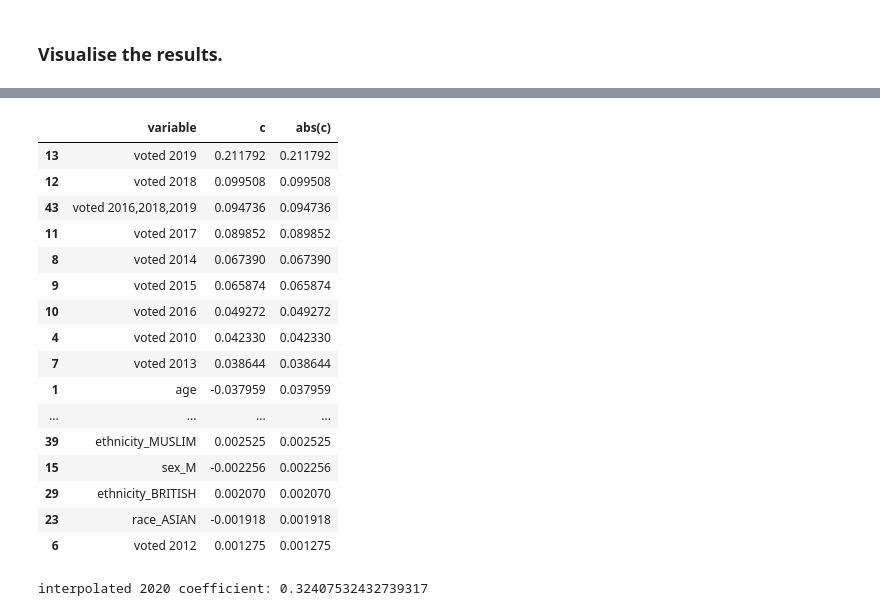
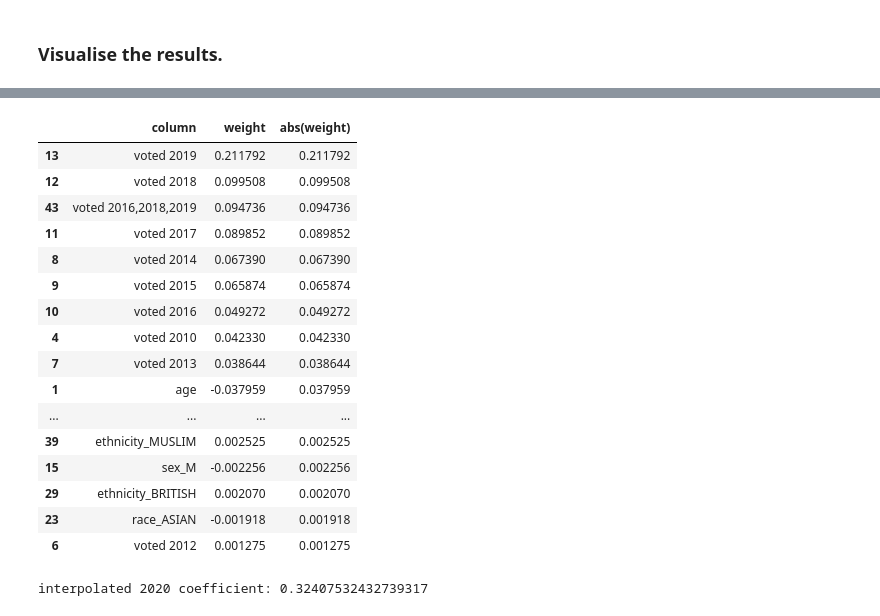
Before and after one commit to lajos/predict-voter-propensity-linear, a Jupyter notebook: linear regression.ipynb, the cells around one changed output, grey strips where cells are left out. Saved outputs shown, nothing was run; the diff lists cells and outputs as text; code cells hidden in the pictures.

Commit message:
changed coefficient sheet column names

```diff
--- a/linear regression.ipynb
+++ b/linear regression.ipynb
@@ -210,32 +210,32 @@ plot = df_y_all[:1000].plot.scatter(x='x', y='prediction', marker='+', c='predic
 # %%
 def get_model_coefficients(coefficients, variable_names, drop_variable_names=None):
     '''
     INPUT:
     coefficients - the coefficients of the linear model
     variable_names - names of variables corresponding to coefficients
     drop_variable_names - drop variables with these names (useful for removing poly offset)
     OUTPUT:
     df_c - a dataframe holding the coefficient and abs(estimate)
 
     Provides a dataframe that can be used to understand the most influential coefficients
     in a linear model by providing the coefficient estimates along with the name of the
     variable attached to the coefficient.
     '''
     df_c = pd.DataFrame()
-    df_c['variable'] =  variable_names
-    df_c['c'] = lm_model.coef_
-    df_c['abs(c)'] = np.abs(lm_model.coef_)
+    df_c['column'] =  variable_names
+    df_c['weight'] = lm_model.coef_
+    df_c['abs(weight)'] = np.abs(lm_model.coef_)
     for i in drop_variable_names:
-        df_c = df_c.drop(labels=list(df_c.index[df_c['variable']==i]), axis=0)
-    df_c = df_c.sort_values('abs(c)', ascending=False)
+        df_c = df_c.drop(labels=list(df_c.index[df_c['column']==i]), axis=0)
+    df_c = df_c.sort_values('abs(weight)', ascending=False)
     return df_c
 
 #display coefficients of fitted model
 df_c = get_model_coefficients(lm_model.coef_, ['poly_offset'] + list(X_train.columns), drop_variable_names=['poly_offset'])
 pal = sns.color_palette("pastel").as_hex()
-df_c.style.bar(subset=['c'], color=[pal[3], pal[2]])
+df_c.style.bar(subset=['weight'], color=[pal[3], pal[2]])
 # %% [output]
-|  | variable | c | abs(c) |
+|  | column | weight | abs(weight) |
 | 13 | voted 2019 | 0.211792 | 0.211792 |
 | 12 | voted 2018 | 0.099508 | 0.099508 |
 | 43 | voted 2016,2018,2019 | 0.094736 | 0.094736 |
```
Also changed, not shown: parts of 4 cells of this notebook.
